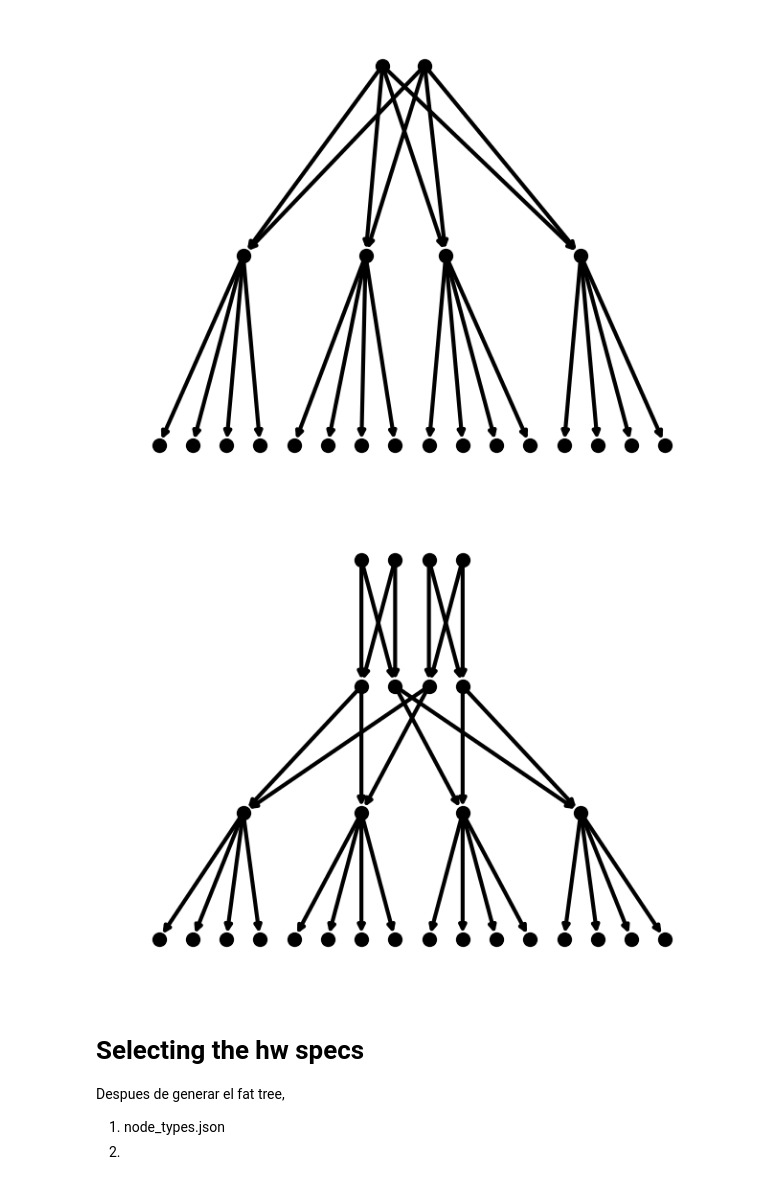
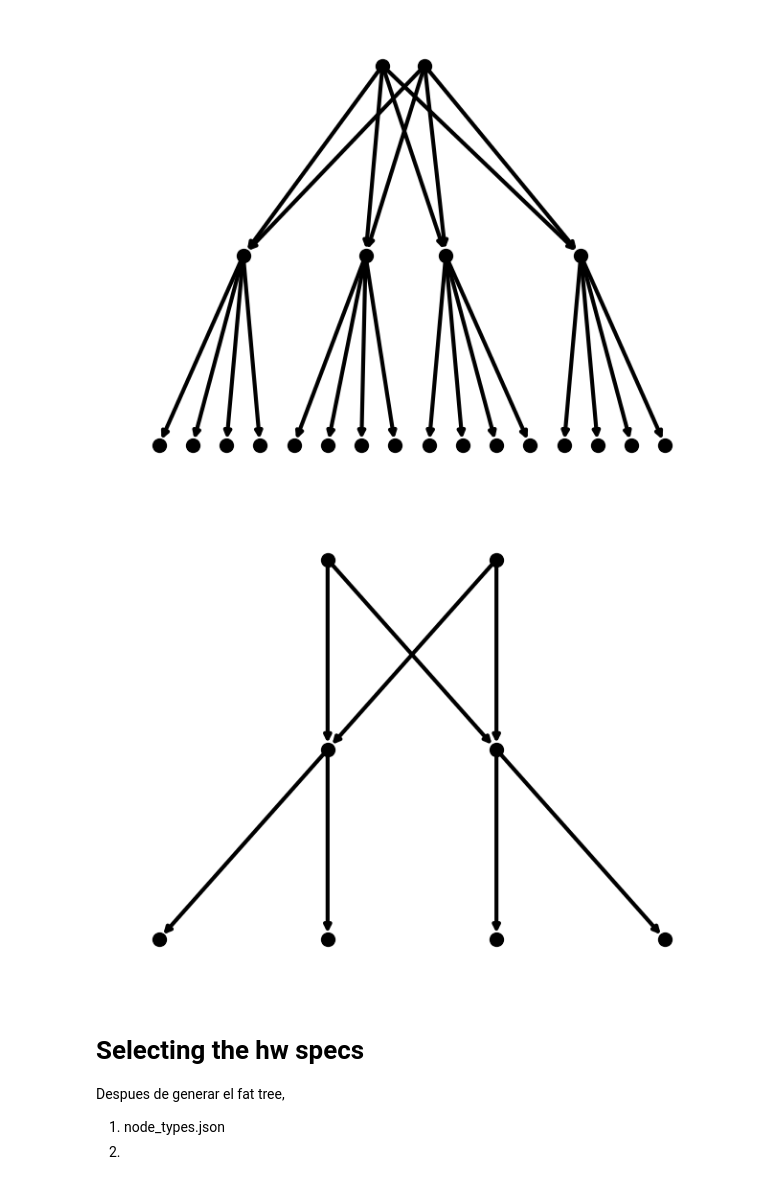
Before and after one commit to tanaxer01/bati-scheduler, a Jupyter notebook: platforms/FatTree/Platform_generating.ipynb, the cells around one changed output. Saved outputs shown, nothing was run; the diff lists cells and outputs as text; code cells hidden in the pictures.

```diff
--- a/platforms/FatTree/Platform_generating.ipynb
+++ b/platforms/FatTree/Platform_generating.ipynb
@@ -20,11 +20,10 @@ arqui1.draw()
 # %% [output]
 [figure]
 # %%
-arqui2 = FatTree(3,[4,2,2],[1,2,2],[1,2,1])
-arqui2.build()
+arqui2 = FatTree(2,[2,2],[1,2],[1,1])
 arqui2.draw()
 # %% [output]
-[figure, old version]
+[figure, new version]
 # %% [markdown]
 # Selecting the hw specs
 Despues de generar el fat tree,
```
Also changed, not shown: parts of 4 cells of this notebook, 21 other files.
